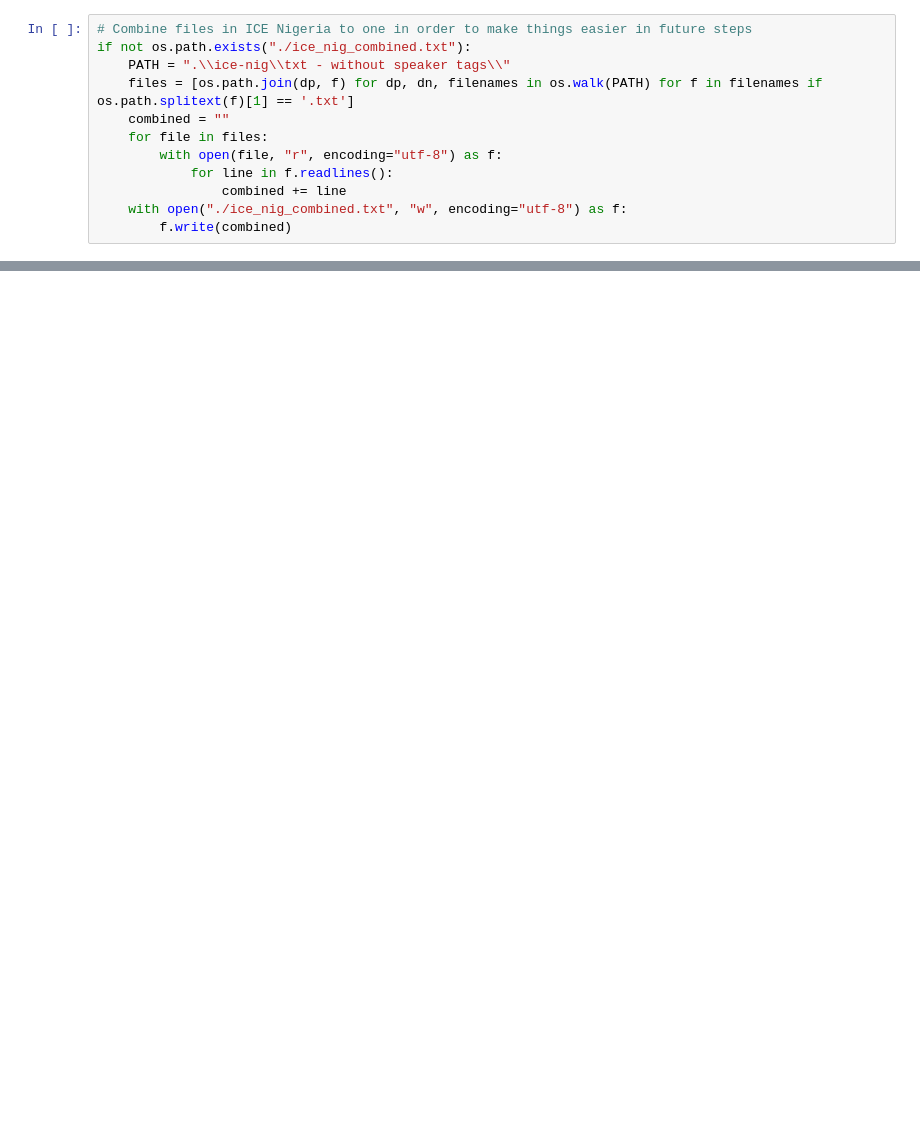
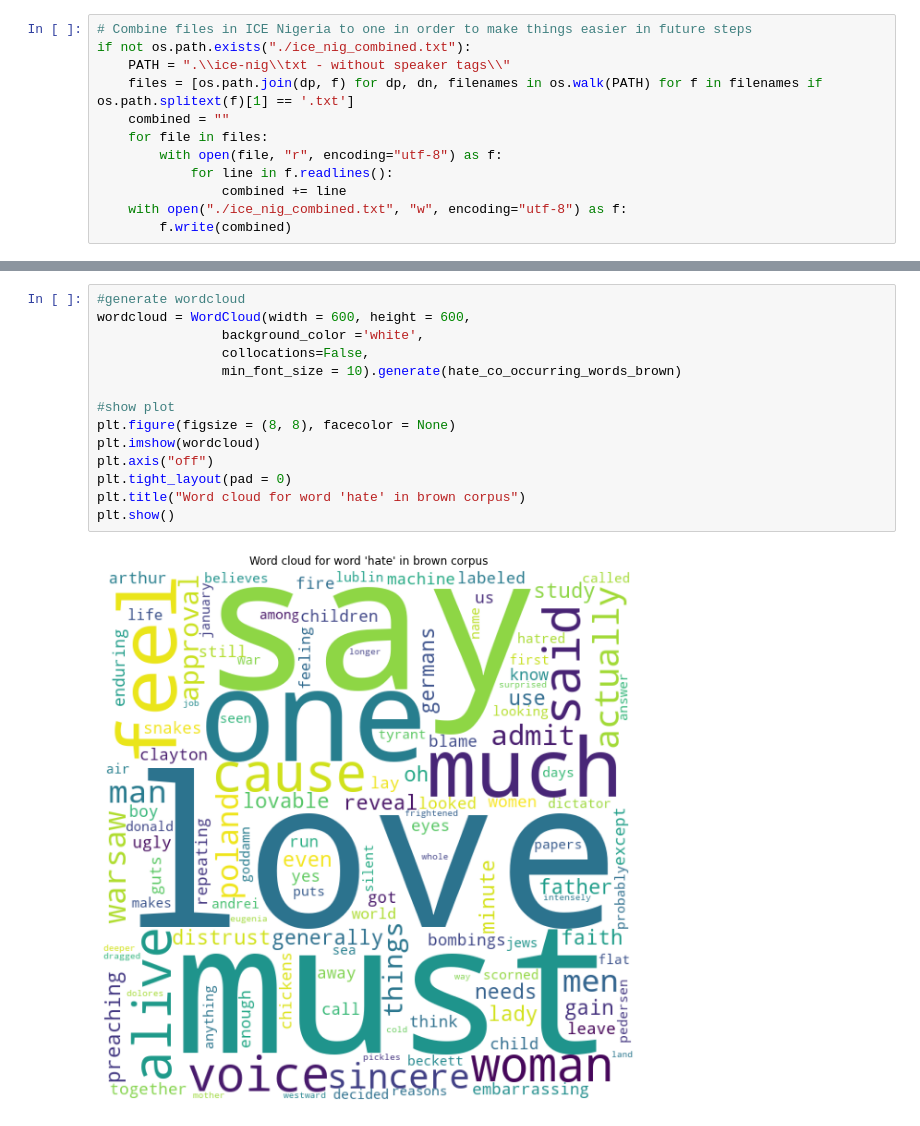
Before and after one commit to 0LTSU0/nlp_project8, a Jupyter notebook: project8.ipynb, the cells around one changed output, grey strips where cells are left out. Saved outputs shown, nothing was run; the diff lists cells and outputs as text; blank space fills up the shorter version.

```diff
--- a/project8.ipynb
+++ b/project8.ipynb
@@ -239,0 +310,16 @@ with open("./icenig_sentences_love.txt", "w", encoding="utf-8") as f:
+# %%
+#generate wordcloud
+wordcloud = WordCloud(width = 600, height = 600,
+                background_color ='white',
+                collocations=False,
+                min_font_size = 10).generate(hate_co_occurring_words_brown)
+
+#show plot
+plt.figure(figsize = (8, 8), facecolor = None)
+plt.imshow(wordcloud)
+plt.axis("off")
+plt.tight_layout(pad = 0)
+plt.title("Word cloud for word 'hate' in brown corpus")
+plt.show()
+# %% [output]
+[figure, added]
```
Also changed, not shown: parts of 8 cells of this notebook.
